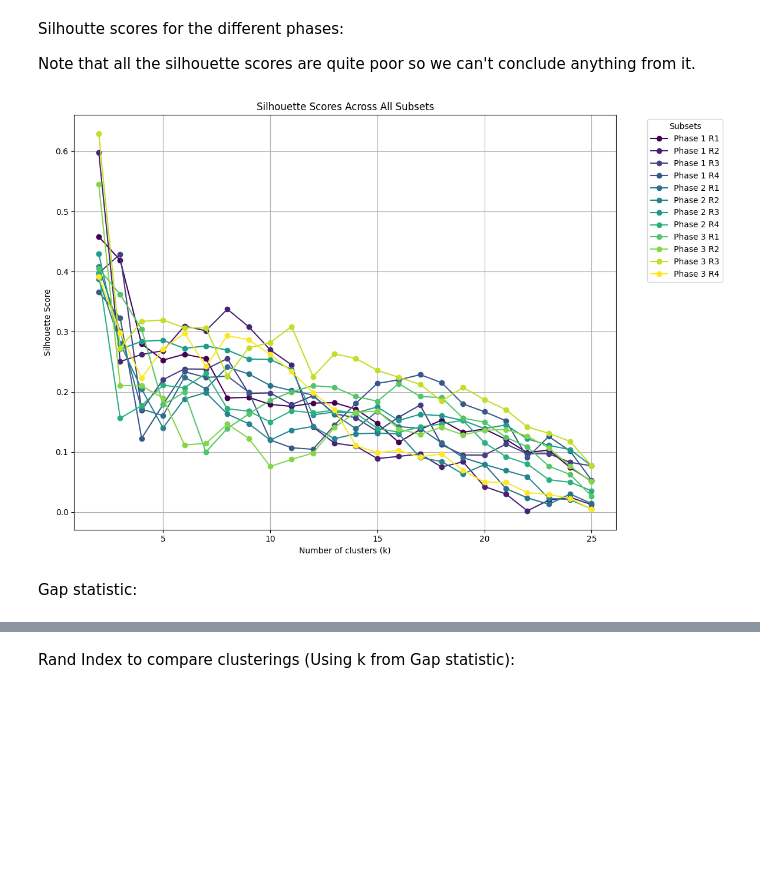
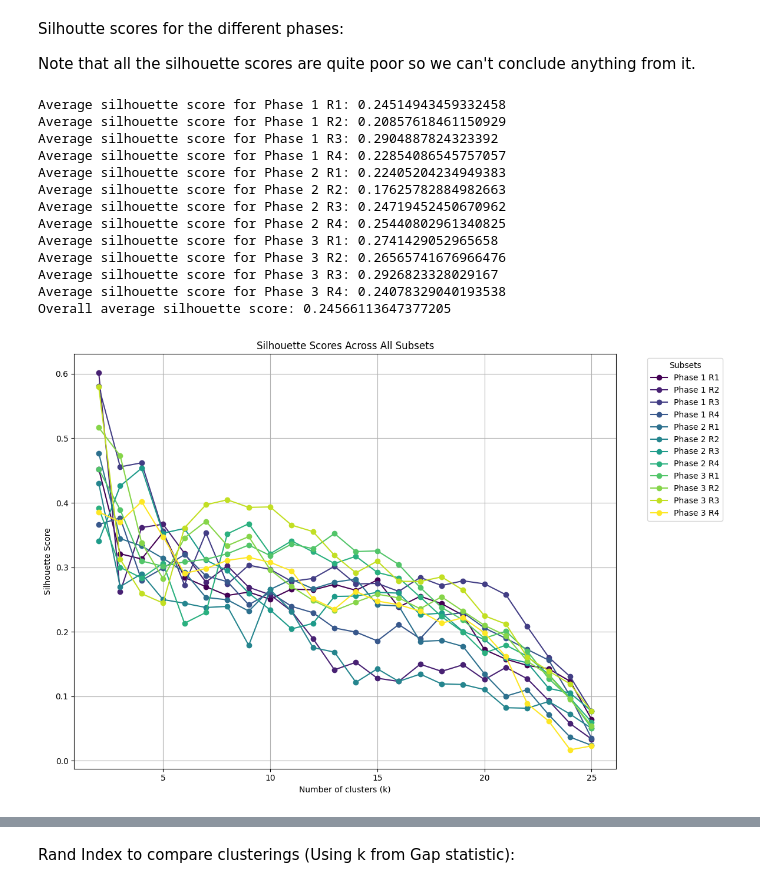
Before and after one commit to lukyrasocha/emo-stress, a Jupyter notebook: main.ipynb, the cells around one changed output, grey strips where cells are left out. Drawn from its saved outputs; the diff is of its cells as text; code cells hidden in the pictures; blank space fills up the shorter version.

```diff
--- a/main.ipynb
+++ b/main.ipynb
@@ -159,6 +166,11 @@ features = ['HR_TD_Mean', 'TEMP_TD_Mean', 'EDA_TD_P_Mean', 'EDA_TD_T_Mean']
 # %% [markdown]
 Emotions:
 # %%
+# DO PCA
+DO_PCA = False
+
+
+
 X_phase1_r1 = data[(data["Phase"] == 1) & (data["Round"].isin([1]))][features]
 X_phase1_r2 = data[(data["Phase"] == 1) & (data["Round"].isin([2]))][features]
 X_phase1_r3 = data[(data["Phase"] == 1) & (data["Round"].isin([3]))][features]
@@ -190,6 +202,25 @@ scaler = StandardScaler()
 
 # Scale all data subsets at once
 scaled_data_subsets = [scaler.fit_transform(subset) for subset in data_subsets]
+
+
+# Apply PCA
+from sklearn.decomposition import PCA
+
+# Initialize PCA
+
+if DO_PCA:
+    pca = PCA(n_components=1)
+
+    # Apply PCA to the scaled data USING ALL PHYSIOLOGICAL FEATURES
+    pca_data_subsets = [pca.fit_transform(scaled_subset) for scaled_subset in scaled_data_subsets]
+
+    # examine the explained variance ratio
+
+    for i, pca_data in enumerate(pca_data_subsets):
+        print(f"{subset_names[i]} explained variance ratio: {np.sum(pca.explained_variance_ratio_)}")
+
+    scaled_data_subsets = pca_data_subsets
 # %% [markdown]
 # TODO:
 - [X] Find the best number of clusters for each phase separately (using the elbow method, silhouette score, gap statistic)
@@ -204,11 +393,8 @@ Elbow method shows that cluster of K=6 is the best, but it's not clear
 # %%
-
-
-
 # Define a function to calculate WSS for a range of k values
 def calculate_wss(data):
     wss = []
-    for k in range(1, 26):
+    for k in range(2, 26):
         kmeans = KMeans(n_clusters=k, n_init='auto', random_state=0).fit(data)
         wss.append(kmeans.inertia_)
     return wss
@@ -218,6 +404,7 @@ plt.figure(figsize=(14, 8))
 
 # Colors for each line
 colors = plt.cm.viridis(np.linspace(0, 1, len(scaled_data_subsets)))
+#print(scaled_data_subsets)
 
 # Calculate and plot WSS for each scaled subset
 for i, scaled_data in enumerate(scaled_data_subsets):
@@ -225,7 +412,8 @@ for i, scaled_data in enumerate(scaled_data_subsets):
     wss = calculate_wss(scaled_data)
 
     # Plot WSS
-    plt.plot(range(1, 26), wss, marker='o', linestyle='-', color=colors[i], label=subset_names[i])
+    plt.plot(range(2, 26), wss, marker='o', linestyle='-', color=colors[i], label=subset_names[i])
+
 
 # Add plot details
 plt.title('Elbow Method For Optimal k Across All Subsets')
@@ -263,35 +451,54 @@ def calculate_silhouette_scores(data):
             score = silhouette_score(data, kmeans.labels_)
             scores.append(score)
         else:
             scores.append(None)  # Append None if not enough samples for k clusters
     return scores
 
 # Prepare the figure for plotting
 plt.figure(figsize=(14, 8))
 
 # Colors for each line
 colors = plt.cm.viridis(np.linspace(0, 1, len(scaled_data_subsets)))
 
 # Calculate and plot silhouette scores for each scaled subset
+overall_scores = []
 for i, scaled_data in enumerate(scaled_data_subsets):
     # Calculate silhouette scores
     scores = calculate_silhouette_scores(scaled_data)
 
     # Plot silhouette scores
     plt.plot([k for k in k_values if scores[k-2] is not None],
-             [score for score in scores if score is not None],
-             marker='o', linestyle='-', color=colors[i], label=subset_names[i])
+            [score for score in scores if score is not None],
+            marker='o', linestyle='-', color=colors[i], label=subset_names[i])
+
+    # print average silhouette score
+    print(f"Average silhouette score for {subset_names[i]}: {np.mean(scores)}")
+    overall_scores.append(np.mean(scores))
+
+# Overall average silhouette score
+print(f"Overall average silhouette score: {np.mean(overall_scores)}")
 
 # Add plot details
 plt.title('Silhouette Scores Across All Subsets')
 plt.xlabel('Number of clusters (k)')
 plt.ylabel('Silhouette Score')
 plt.legend(title='Subsets', bbox_to_anchor=(1.05, 1), loc='upper left')
 plt.grid(True)
 plt.tight_layout(rect=[0,0,0.85,1])  # Adjust layout to make room for the legend
 
 plt.show()
 # %% [output]
+Average silhouette score for Phase 1 R1: 0.24514943459332458
+Average silhouette score for Phase 1 R2: 0.20857618461150929
+Average silhouette score for Phase 1 R3: 0.2904887824323392
+Average silhouette score for Phase 1 R4: 0.22854086545757057
+Average silhouette score for Phase 2 R1: 0.22405204234949383
+Average silhouette score for Phase 2 R2: 0.17625782884982663
+Average silhouette score for Phase 2 R3: 0.24719452450670962
+Average silhouette score for Phase 2 R4: 0.25440802961340825
+Average silhouette score for Phase 3 R1: 0.2741429052965658
+Average silhouette score for Phase 3 R2: 0.26565741676966476
+Average silhouette score for Phase 3 R3: 0.2926823328029167
+Average silhouette score for Phase 3 R4: 0.24078329040193538
+Overall average silhouette score: 0.24566113647377205
-[figure, old version]
+[figure, new version]
-# %% [markdown]
-Gap statistic:
```
Also changed, not shown: parts of 13 cells of this notebook, 2 other files.
